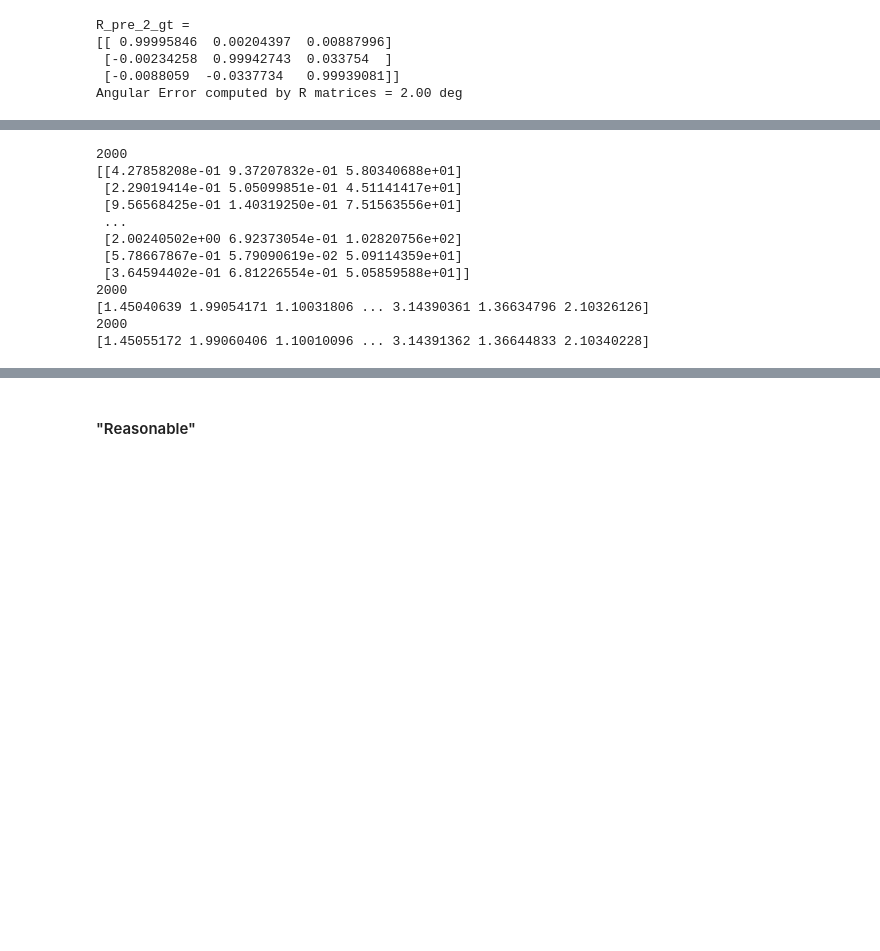
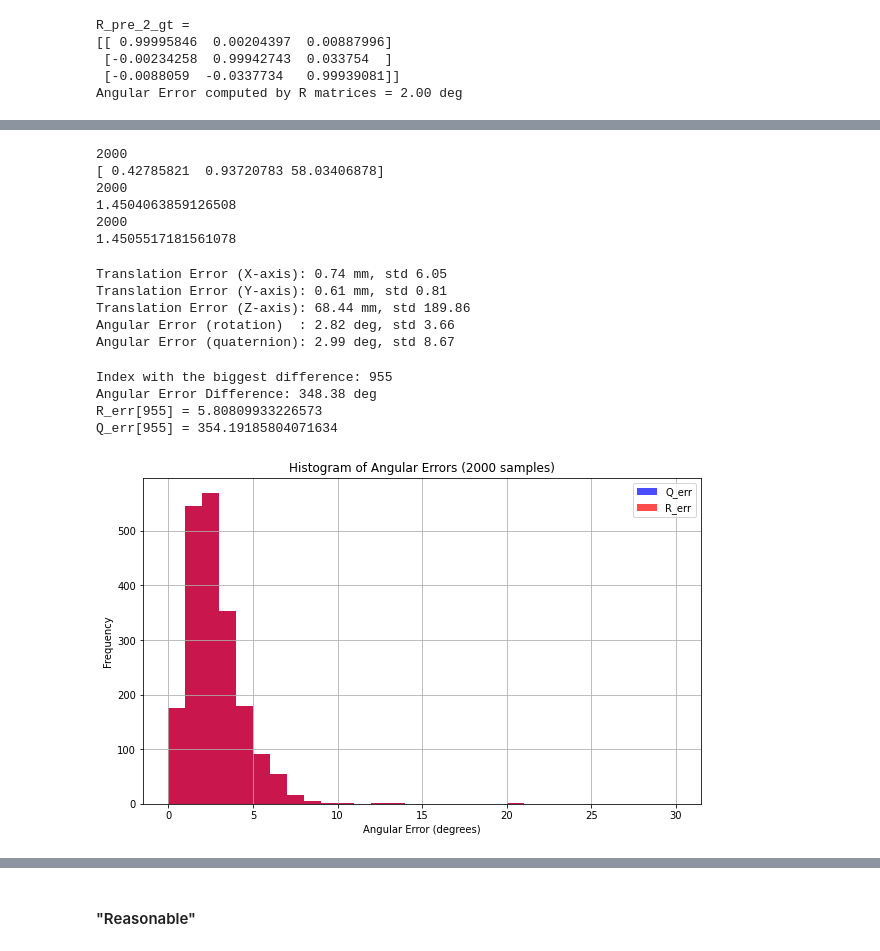
Before and after one commit to yangfei4/clean-pvnet, a Jupyter notebook: evaluation.ipynb, the cells around one changed output, grey strips where cells are left out. Cells and saved outputs as stored; diff of their text form; code cells hidden in the pictures; blank space fills up the shorter version.

Commit message:
plot the histgram for each dimension

```diff
--- a/evaluation.ipynb
+++ b/evaluation.ipynb
@@ -116,27 +148,21 @@ path = "/home/yangfei/clean-pvnet/data"
 path_trans = os.path.join(path, "trans_err.npy")
 trans_err = np.load(path_trans)
 print(len(trans_err))
-print(trans_err)
+print(trans_err[0]) # unit: mm
 
 path_R = os.path.join(path, "ang_R_err.npy")
 R_err = np.load(path_R)
 print(len(R_err))
-print(R_err)
+print(R_err[0])
 
 path_Q = os.path.join(path, "ang_Q_err.npy")
 Q_err = np.load(path_Q)
 print(len(Q_err))
-print(Q_err)
+print(Q_err[0])
 # %% [output]
 2000
-[[4.27858208e-01 9.37207832e-01 5.80340688e+01]
- [2.29019414e-01 5.05099851e-01 4.51141417e+01]
- [9.56568425e-01 1.40319250e-01 7.51563556e+01]
- ...
- [2.00240502e+00 6.92373054e-01 1.02820756e+02]
- [5.78667867e-01 5.79090619e-02 5.09114359e+01]
- [3.64594402e-01 6.81226554e-01 5.05859588e+01]]
+[ 0.42785821  0.93720783 58.03406878]
 2000
-[1.45040639 1.99054171 1.10031806 ... 3.14390361 1.36634796 2.10326126]
+1.4504063859126508
 2000
-[1.45055172 1.99060406 1.10010096 ... 3.14391362 1.36644833 2.10340228]
+1.4505517181561078
@@ -144,0 +169,62 @@ import numpy as np
+# %%
+trans_err_mean = np.mean(trans_err, axis=0)
+trans_err_std = np.std(trans_err, axis=0)
+
+angular_rotation = np.mean(R_err)
+angular_rotation_std = np.std(R_err)
+
+angular_quat = np.mean(Q_err)
+angular_quat_std = np.std(Q_err)
+
+print('Translation Error (X-axis): {:.2f} mm, std {:.2f}'.format(trans_err_mean[0], trans_err_std[0]))
+print('Translation Error (Y-axis): {:.2f} mm, std {:.2f}'.format(trans_err_mean[1], trans_err_std[1]))
+print('Translation Error (Z-axis): {:.2f} mm, std {:.2f}'.format(trans_err_mean[2], trans_err_std[2]))
+
+print('Angular Error (rotation)  : {:.2f} deg, std {:.2f}'.format(angular_rotation, angular_rotation_std))
+print('Angular Error (quaternion): {:.2f} deg, std {:.2f}'.format(angular_quat, angular_quat_std))
+# %% [output]
+Translation Error (X-axis): 0.74 mm, std 6.05
+Translation Error (Y-axis): 0.61 mm, std 0.81
+Translation Error (Z-axis): 68.44 mm, std 189.86
+Angular Error (rotation)  : 2.82 deg, std 3.66
+Angular Error (quaternion): 2.99 deg, std 8.67
+# %%
+# Calculate the absolute differences between Q_err and R_err for each corresponding element
+angular_diff = np.abs(Q_err - R_err)
+
+# Find the index with the maximum difference
+max_diff_index = np.argmax(angular_diff)
+
+# Print the index and the corresponding difference
+print(f"Index with the biggest difference: {max_diff_index}")
+print(f"Angular Error Difference: {angular_diff[max_diff_index]:.2f} deg")
+
+print(f"R_err[{max_diff_index}] = {R_err[max_diff_index]}")
+print(f"Q_err[{max_diff_index}] = {Q_err[max_diff_index]}")
+# %% [output]
+Index with the biggest difference: 955
+Angular Error Difference: 348.38 deg
+R_err[955] = 5.80809933226573
+Q_err[955] = 354.19185804071634
+# %%
+import numpy as np
+import matplotlib.pyplot as plt
+
+# Create histograms
+plt.figure(figsize=(10, 6))
+
+# Histogram for Q_err
+plt.hist(Q_err, bins=30, range=(0, 30), alpha=0.7, color='blue', label='Q_err')
+
+# Histogram for R_err
+plt.hist(R_err, bins=30, range=(0, 30), alpha=0.7, color='red', label='R_err')
+
+plt.xlabel('Angular Error (degrees)')
+plt.ylabel('Frequency')
+plt.title('Histogram of Angular Errors (2000 samples)')
+plt.legend()
+plt.grid(True)
+
+plt.show()
+# %% [output]
+[figure, added]
```
Also changed, not shown: parts of 8 cells of this notebook.
